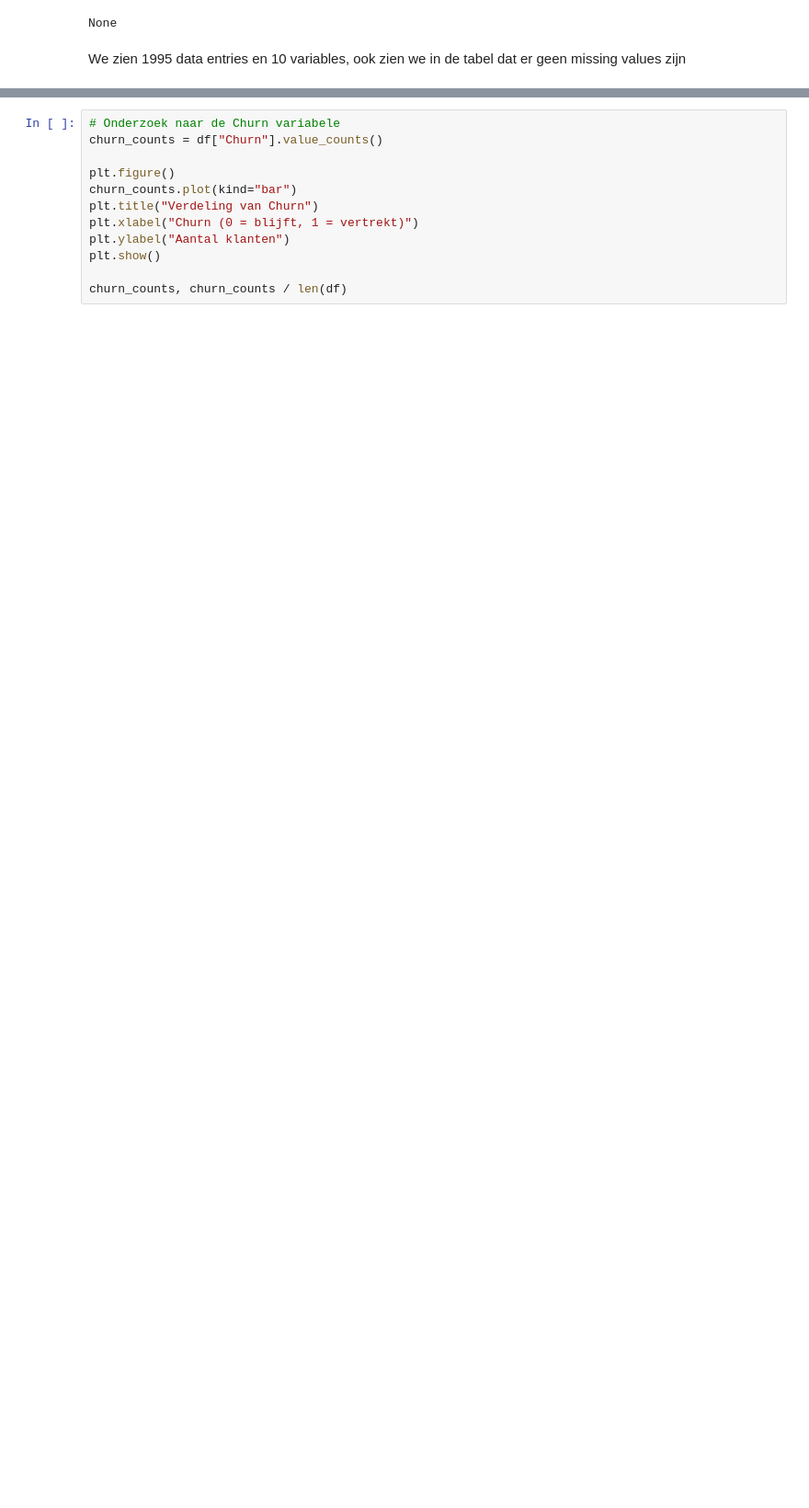
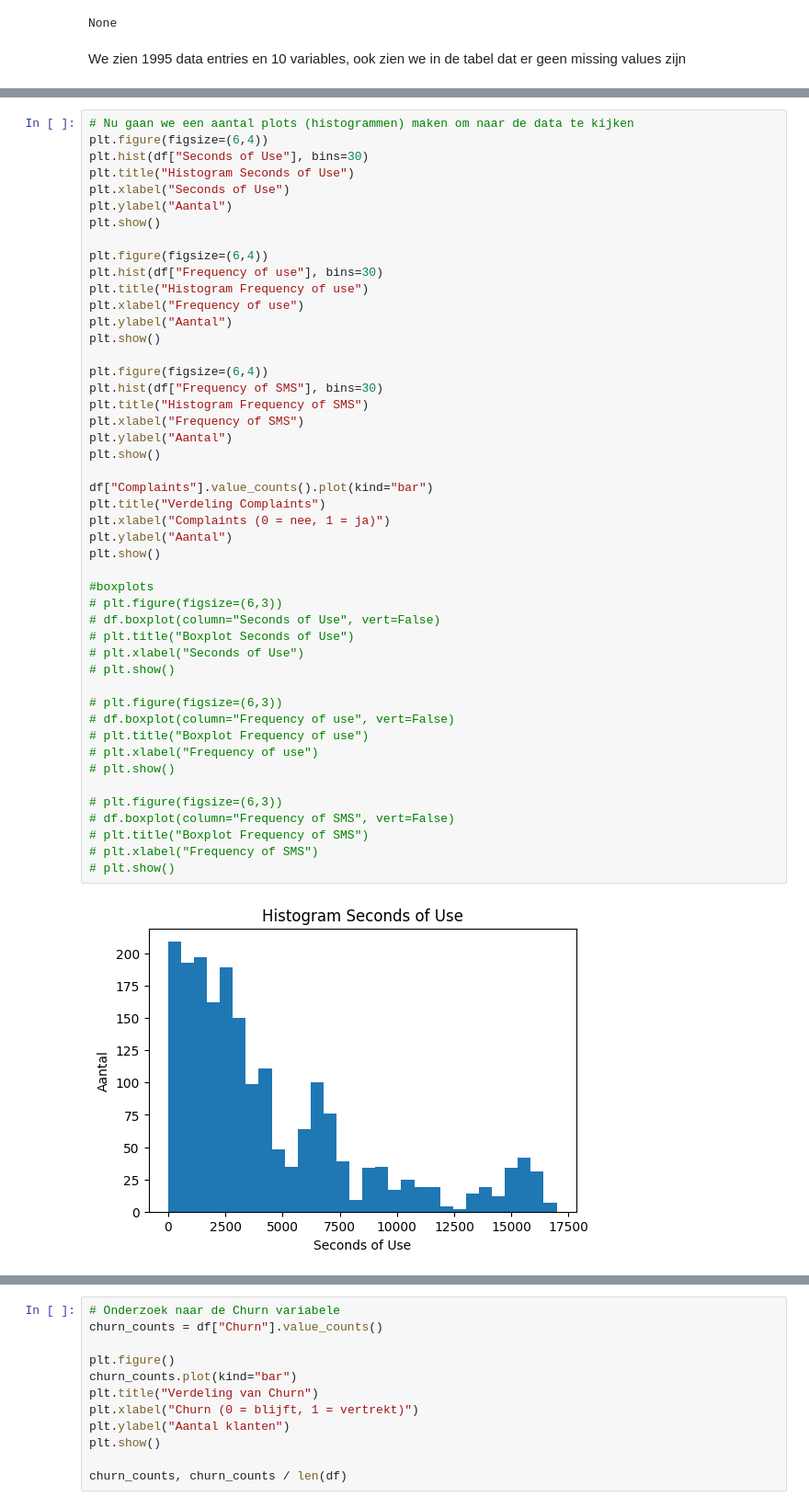
Before and after one commit to Murielle01/BP-3.4, a Jupyter notebook: scripts/opdracht 1/dataverkenning.ipynb, the cells around one changed output, grey strips where cells are left out. Shown at 92% size. Cells and saved outputs as stored; diff of their text form; blank space fills up the shorter version.

Commit message:
data verkenning uitgebreid, nog niet volledig maar alvast meer plots toegevoegd.

```diff
--- a/scripts/opdracht 1/dataverkenning.ipynb
+++ b/scripts/opdracht 1/dataverkenning.ipynb
@@ -44,0 +62,49 @@ We zien 1995 data entries en 10 variables, ook zien we in de tabel dat er geen m
+# %%
+# Nu gaan we een aantal plots (histogrammen) maken om naar de data te kijken
+plt.figure(figsize=(6,4))
+plt.hist(df["Seconds of Use"], bins=30)
+plt.title("Histogram Seconds of Use")
+plt.xlabel("Seconds of Use")
+plt.ylabel("Aantal")
+plt.show()
+
+plt.figure(figsize=(6,4))
+plt.hist(df["Frequency of use"], bins=30)
+plt.title("Histogram Frequency of use")
+plt.xlabel("Frequency of use")
+plt.ylabel("Aantal")
+plt.show()
+
+plt.figure(figsize=(6,4))
+plt.hist(df["Frequency of SMS"], bins=30)
+plt.title("Histogram Frequency of SMS")
+plt.xlabel("Frequency of SMS")
+plt.ylabel("Aantal")
+plt.show()
+
+df["Complaints"].value_counts().plot(kind="bar")
+plt.title("Verdeling Complaints")
+plt.xlabel("Complaints (0 = nee, 1 = ja)")
+plt.ylabel("Aantal")
+plt.show()
+
+#boxplots
+# plt.figure(figsize=(6,3))
+# df.boxplot(column="Seconds of Use", vert=False)
+# plt.title("Boxplot Seconds of Use")
+# plt.xlabel("Seconds of Use")
+# plt.show()
+
+# plt.figure(figsize=(6,3))
+# df.boxplot(column="Frequency of use", vert=False)
+# plt.title("Boxplot Frequency of use")
+# plt.xlabel("Frequency of use")
+# plt.show()
+
+# plt.figure(figsize=(6,3))
+# df.boxplot(column="Frequency of SMS", vert=False)
+# plt.title("Boxplot Frequency of SMS")
+# plt.xlabel("Frequency of SMS")
+# plt.show()
+# %% [output]
+[figure, added]
```
Also changed, not shown: parts of 3 cells of this notebook, 2 other files.
